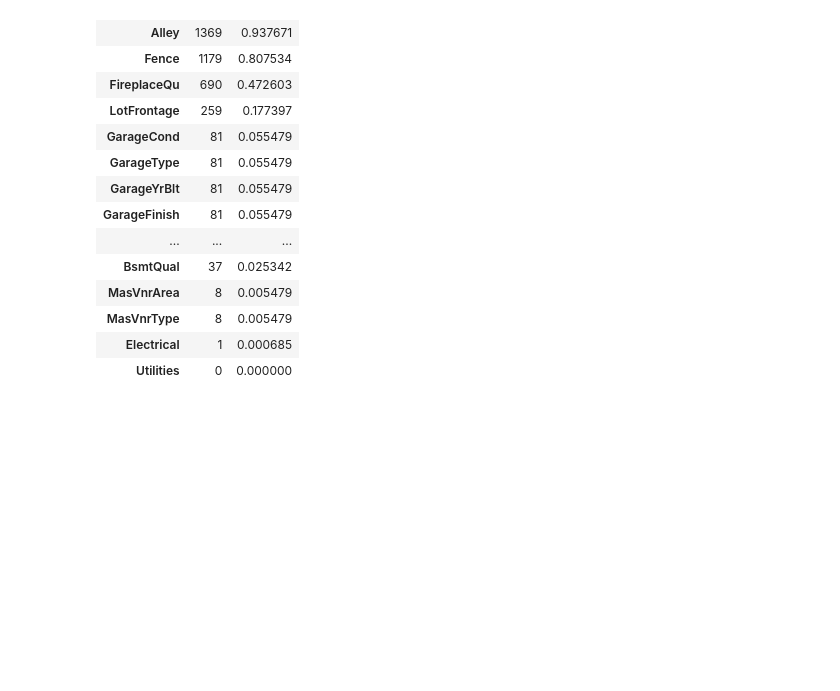
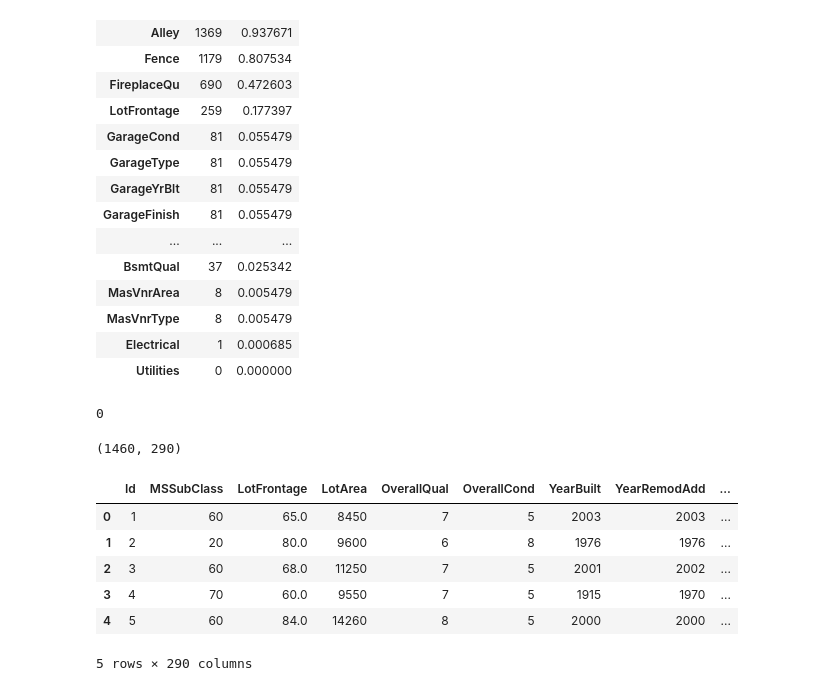
Before and after one commit to kanish94/House-Prices, a Jupyter notebook: House Prices.ipynb, the cells around one changed output. Drawn from its saved outputs; the diff is of its cells as text; code cells hidden in the pictures; blank space fills up the shorter version.

```diff
--- a/House Prices.ipynb
+++ b/House Prices.ipynb
@@ -122,3 +163,43 @@ missing_data.head(20)
 | MasVnrType | 8 | 0.005479 |
 | Electrical | 1 | 0.000685 |
 | Utilities | 0 | 0.000000 |
+# %%
+#Handling missing data
+train['PoolQC'] = train['PoolQC'].fillna('No')
+train['MiscFeature'] = train['MiscFeature'].fillna('No')
+train['Alley'] = train['Alley'].fillna('No')
+train['Fence'] = train['Fence'].fillna('No')
+train['FireplaceQu'] = train['FireplaceQu'].fillna('No')
+train['LotFrontage'] = train['LotFrontage'].fillna(0)
+train['GarageCond'] = train['GarageCond'].fillna('No')
+train['GarageType'] = train['GarageType'].fillna('No')
+train['GarageYrBlt'] = train['GarageYrBlt'].fillna(0)
+train['GarageFinish'] = train['GarageFinish'].fillna('No')
+train['GarageQual'] = train['GarageQual'].fillna('No')
+train['BsmtExposure'] = train['BsmtExposure'].fillna('No')
+train['BsmtFinType2'] = train['BsmtFinType2'].fillna('No')
+train['BsmtFinType1'] = train['BsmtFinType1'].fillna('No')
+train['BsmtCond'] = train['BsmtCond'].fillna('No')
+train['BsmtQual'] = train['BsmtQual'].fillna('No')
+train['MasVnrArea'] = train['MasVnrArea'].fillna(0)
+train['MasVnrType'] = train['MasVnrType'].fillna('No')
+train['Electrical'] = train['Electrical'].fillna(train['Electrical'].mode()[0])
+# %%
+#Checking remaining missing values if any
+train.isnull().sum().max()
+# %% [output]
+0
+# %%
+#Dummy variables
+all_train = pd.get_dummies(train)
+print(all_train.shape)
+all_train.head()
+# %% [output]
+(1460, 290)
+|  | Id | MSSubClass | LotFrontage | LotArea | OverallQual | OverallCond | YearBuilt | YearRemodAdd | ... |
+| 0 | 1 | 60 | 65.0 | 8450 | 7 | 5 | 2003 | 2003 | ... |
+| 1 | 2 | 20 | 80.0 | 9600 | 6 | 8 | 1976 | 1976 | ... |
+| 2 | 3 | 60 | 68.0 | 11250 | 7 | 5 | 2001 | 2002 | ... |
+| 3 | 4 | 70 | 60.0 | 9550 | 7 | 5 | 1915 | 1970 | ... |
+| 4 | 5 | 60 | 84.0 | 14260 | 8 | 5 | 2000 | 2000 | ... |
+5 rows × 290 columns
```
Also changed, not shown: parts of 3 cells of this notebook.
